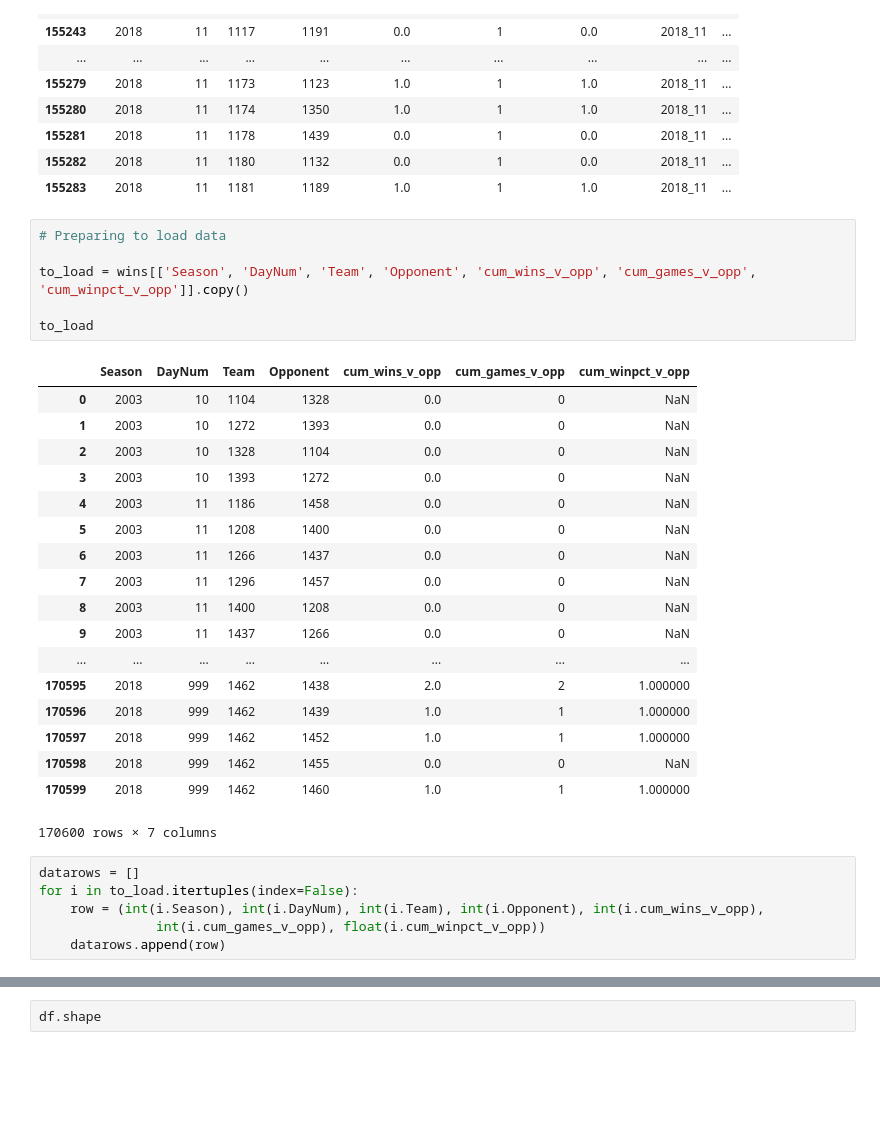
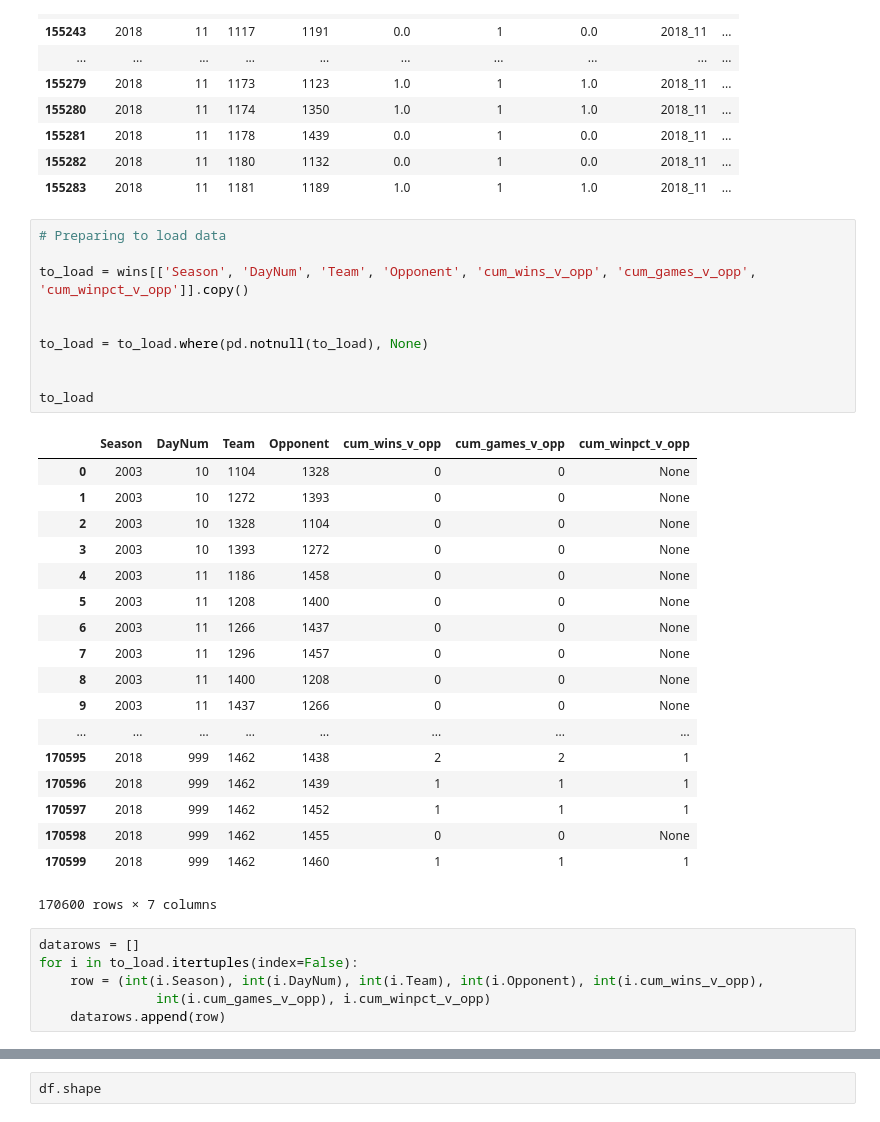
Before and after one commit to elyliu/mids-w207-final_proj-ncaa, a Jupyter notebook: Alex/Alex-Feature-Gen.ipynb, the cells around one changed output, grey strips where cells are left out. Drawn from its saved outputs; the diff is of its cells as text; blank space fills up the shorter version.

```diff
--- a/Alex/Alex-Feature-Gen.ipynb
+++ b/Alex/Alex-Feature-Gen.ipynb
@@ -329,33 +329,37 @@ wins[(wins['Season'] == 2018)].head(50)
 # %%
 # Preparing to load data
 
 to_load = wins[['Season', 'DayNum', 'Team', 'Opponent', 'cum_wins_v_opp', 'cum_games_v_opp', 'cum_winpct_v_opp']].copy()
 
+
+to_load = to_load.where(pd.notnull(to_load), None)
+
+
 to_load
 # %% [output]
 |  | Season | DayNum | Team | Opponent | cum_wins_v_opp | cum_games_v_opp | cum_winpct_v_opp |
-| 0 | 2003 | 10 | 1104 | 1328 | 0.0 | 0 | NaN |
-| 1 | 2003 | 10 | 1272 | 1393 | 0.0 | 0 | NaN |
-| 2 | 2003 | 10 | 1328 | 1104 | 0.0 | 0 | NaN |
-| 3 | 2003 | 10 | 1393 | 1272 | 0.0 | 0 | NaN |
-| 4 | 2003 | 11 | 1186 | 1458 | 0.0 | 0 | NaN |
-| 5 | 2003 | 11 | 1208 | 1400 | 0.0 | 0 | NaN |
-| 6 | 2003 | 11 | 1266 | 1437 | 0.0 | 0 | NaN |
-| 7 | 2003 | 11 | 1296 | 1457 | 0.0 | 0 | NaN |
-| 8 | 2003 | 11 | 1400 | 1208 | 0.0 | 0 | NaN |
-| 9 | 2003 | 11 | 1437 | 1266 | 0.0 | 0 | NaN |
+| 0 | 2003 | 10 | 1104 | 1328 | 0 | 0 | None |
+| 1 | 2003 | 10 | 1272 | 1393 | 0 | 0 | None |
+| 2 | 2003 | 10 | 1328 | 1104 | 0 | 0 | None |
+| 3 | 2003 | 10 | 1393 | 1272 | 0 | 0 | None |
+| 4 | 2003 | 11 | 1186 | 1458 | 0 | 0 | None |
+| 5 | 2003 | 11 | 1208 | 1400 | 0 | 0 | None |
+| 6 | 2003 | 11 | 1266 | 1437 | 0 | 0 | None |
+| 7 | 2003 | 11 | 1296 | 1457 | 0 | 0 | None |
+| 8 | 2003 | 11 | 1400 | 1208 | 0 | 0 | None |
+| 9 | 2003 | 11 | 1437 | 1266 | 0 | 0 | None |
 | ... | ... | ... | ... | ... | ... | ... | ... |
-| 170595 | 2018 | 999 | 1462 | 1438 | 2.0 | 2 | 1.000000 |
-| 170596 | 2018 | 999 | 1462 | 1439 | 1.0 | 1 | 1.000000 |
-| 170597 | 2018 | 999 | 1462 | 1452 | 1.0 | 1 | 1.000000 |
-| 170598 | 2018 | 999 | 1462 | 1455 | 0.0 | 0 | NaN |
-| 170599 | 2018 | 999 | 1462 | 1460 | 1.0 | 1 | 1.000000 |
+| 170595 | 2018 | 999 | 1462 | 1438 | 2 | 2 | 1 |
+| 170596 | 2018 | 999 | 1462 | 1439 | 1 | 1 | 1 |
+| 170597 | 2018 | 999 | 1462 | 1452 | 1 | 1 | 1 |
+| 170598 | 2018 | 999 | 1462 | 1455 | 0 | 0 | None |
+| 170599 | 2018 | 999 | 1462 | 1460 | 1 | 1 | 1 |
 170600 rows × 7 columns
 # %%
 datarows = []
 for i in to_load.itertuples(index=False):
     row = (int(i.Season), int(i.DayNum), int(i.Team), int(i.Opponent), int(i.cum_wins_v_opp),
-               int(i.cum_games_v_opp), float(i.cum_winpct_v_opp))
+               int(i.cum_games_v_opp), i.cum_winpct_v_opp)
     datarows.append(row)
 # %%
 alter = '''
```
Also changed, not shown: parts of 2 cells of this notebook, 1 other file.
